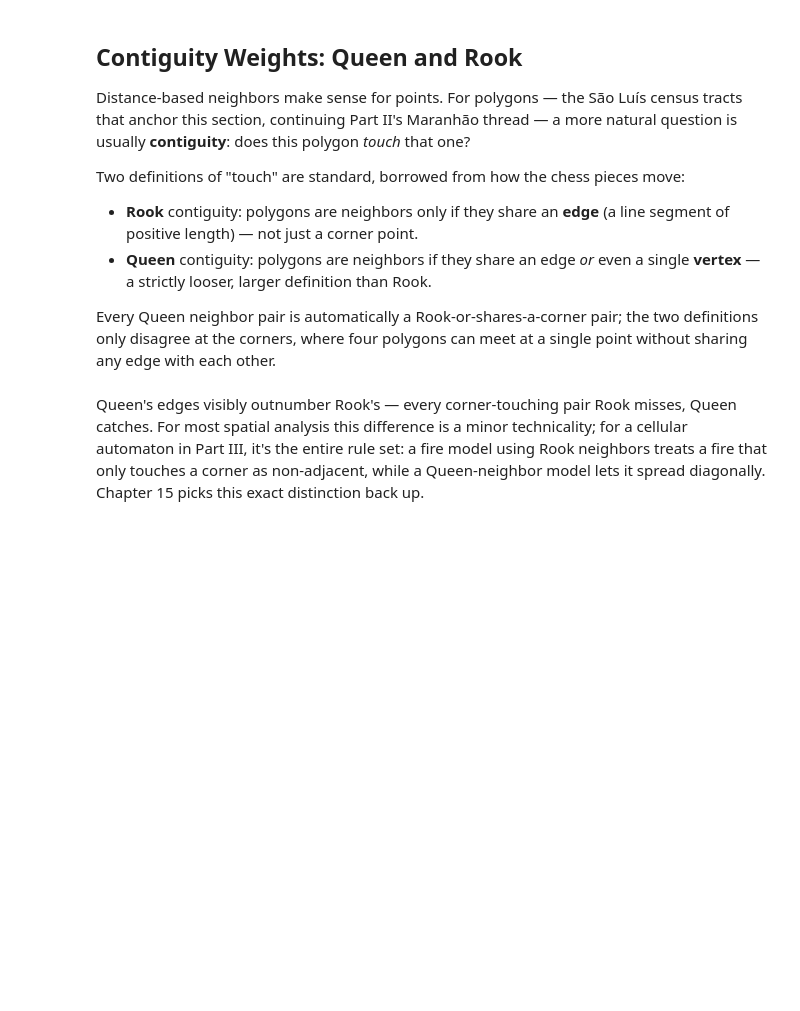
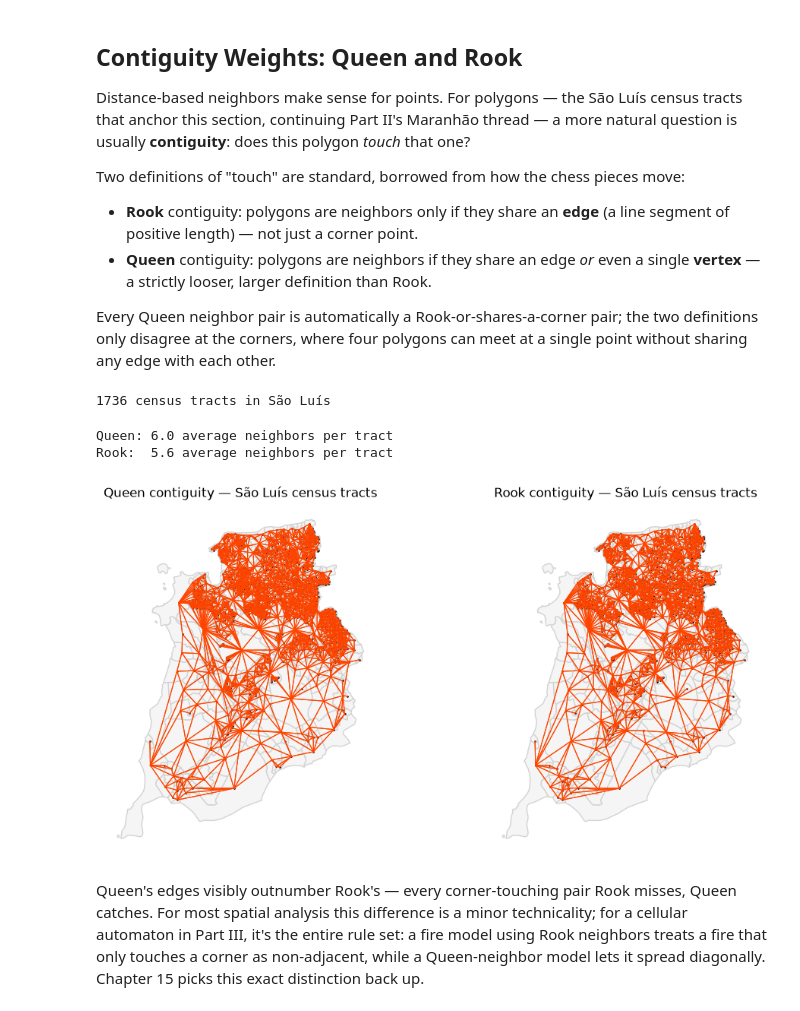
Before and after one commit to LambdaGeo/geospatial-modeling-python, a Jupyter notebook: docs/part2/ch10_weights.ipynb, the cells around one changed output. Saved outputs shown, nothing was run; the diff lists cells and outputs as text; code cells hidden in the pictures; blank space fills up the shorter version.

```diff
--- a/docs/part2/ch10_weights.ipynb
+++ b/docs/part2/ch10_weights.ipynb
@@ -69,12 +81,16 @@ Every Queen neighbor pair is automatically a Rook-or-shares-a-corner pair; the t
 # %%
 url = (
     "https://geoftp.ibge.gov.br/organizacao_do_territorio/malhas_territoriais/"
-    "malhas_de_setores_censitarios/censo_2022/setores/UF/MA/MA_Malha_Preliminar_2022.zip"
+    "malhas_de_setores_censitarios__divisoes_intramunicipais/censo_2022/setores/shp/UF/MA_setores_CD2022.zip"
 )
+
+
 setores_ma = gpd.read_file(url)
 
 sao_luis = setores_ma.query("NM_MUN == 'São Luís'").reset_index(drop=True)
 print(len(sao_luis), "census tracts in São Luís")
+# %% [output]
+1736 census tracts in São Luís
 # %%
 from libpysal.weights import Queen, Rook
 
@@ -83,22 +99,27 @@ w_rook = Rook.from_dataframe(sao_luis, use_index=False)
 
 print(f"Queen: {w_queen.mean_neighbors:.1f} average neighbors per tract")
 print(f"Rook:  {w_rook.mean_neighbors:.1f} average neighbors per tract")
+# %% [output]
+Queen: 6.0 average neighbors per tract
+Rook:  5.6 average neighbors per tract
 # %%
 fig, axes = plt.subplots(1, 2, figsize=(12, 6))
 sao_luis_web = sao_luis.to_crs(epsg=3857)  # Web Mercator, for a cleaner basemap-style plot
 
 for ax, w, title in zip(axes, [w_queen, w_rook], ["Queen", "Rook"]):
     sao_luis_web.plot(ax=ax, color="whitesmoke", edgecolor="lightgray")
     w.plot(
         sao_luis_web,
         edge_kws=dict(linewidth=0.8, color="orangered"),
-        node_kws=dict(marker=".", markersize=3),
+        node_kws=dict(marker=".", s=3),
         ax=ax,
     )
     ax.set_axis_off()
     ax.set_title(f"{title} contiguity — São Luís census tracts")
 
 plt.show()
+# %% [output]
+[figure, added]
 # %% [markdown]
 Queen's edges visibly outnumber Rook's — every corner-touching pair Rook misses, Queen catches. For most spatial analysis this difference is a minor technicality; for a cellular automaton in Part III, it's the entire rule set: a fire model using Rook neighbors treats a fire that only touches a corner as non-adjacent, while a Queen-neighbor model lets it spread diagonally. Chapter 15 picks this exact distinction back up.
 # %% [markdown]
```
Also changed, not shown: parts of 6 cells of this notebook, 6 other files.
